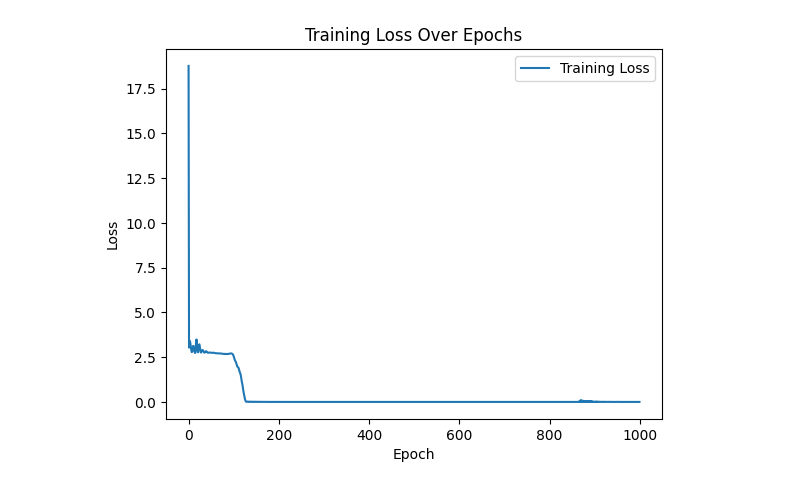
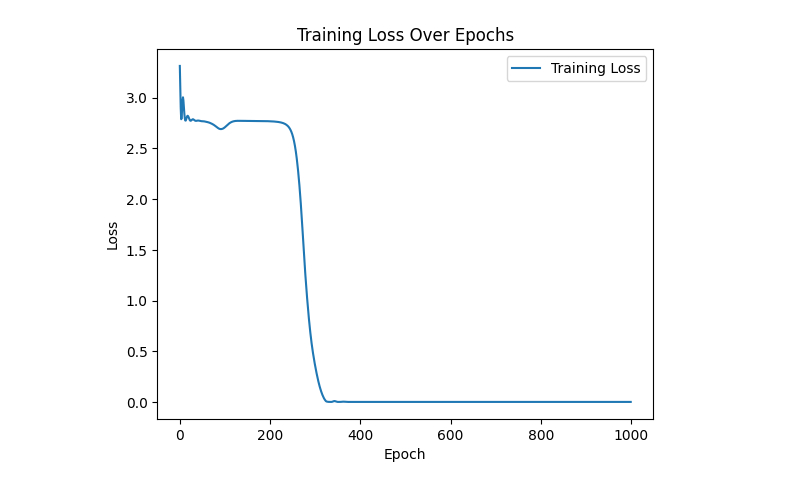
Before and after one commit to Jean-LucDeRieux/ML_Models, a Jupyter notebook: Nerual Network - Matrix.ipynb, the cells around one changed output. Saved outputs shown, nothing was run; the diff lists cells and outputs as text; code cells hidden in the pictures.

```diff
--- a/Nerual Network - Matrix.ipynb
+++ b/Nerual Network - Matrix.ipynb
@@ -201,9 +223,13 @@ class NeuralNetwork:
 # %%
+# Create a neural network
 NN = NeuralNetwork(2, [3, 3], 1, "softplus", "CrossEntropy", 0.01)
 inputs = np.array([[0, 0], [0, 1], [1, 0], [1, 1]])
 labels = np.array([[0], [1], [1], [0]])
-r = 0.1
+r = 0.01
 epochs = 1000
+
 NN.train(inputs, labels, r, epochs)
+
+
 NN.draw_dot()
 # %% [output]
@@ -227,4 +253,4 @@ Loss at epoch 999: 0.00035861808160608
-[figure, old version]
+[figure, new version]
 [drawing not drawn]
 # %%
 inputs = np.array([[0, 1]])
```
Also changed, not shown: parts of 4 cells of this notebook.
